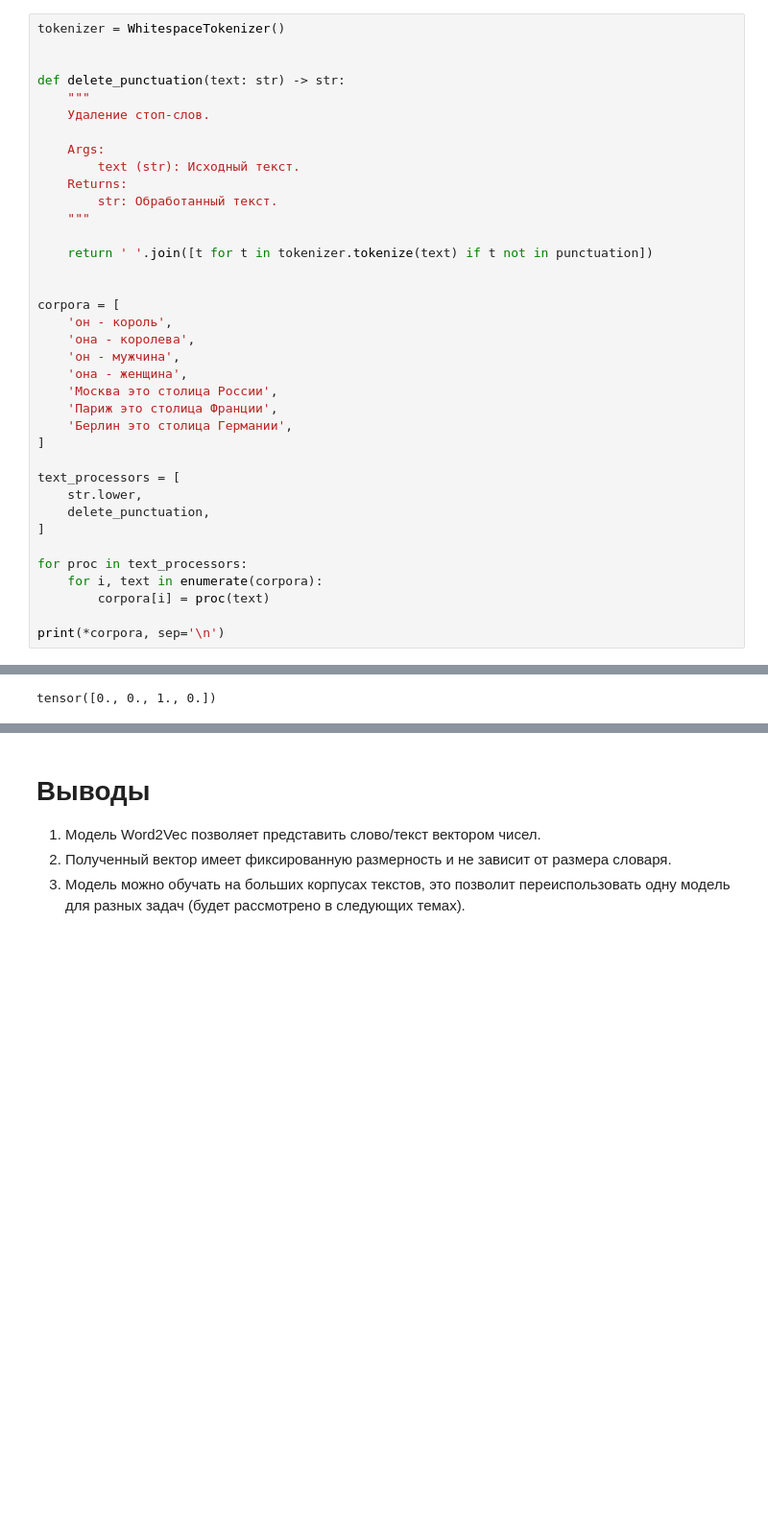
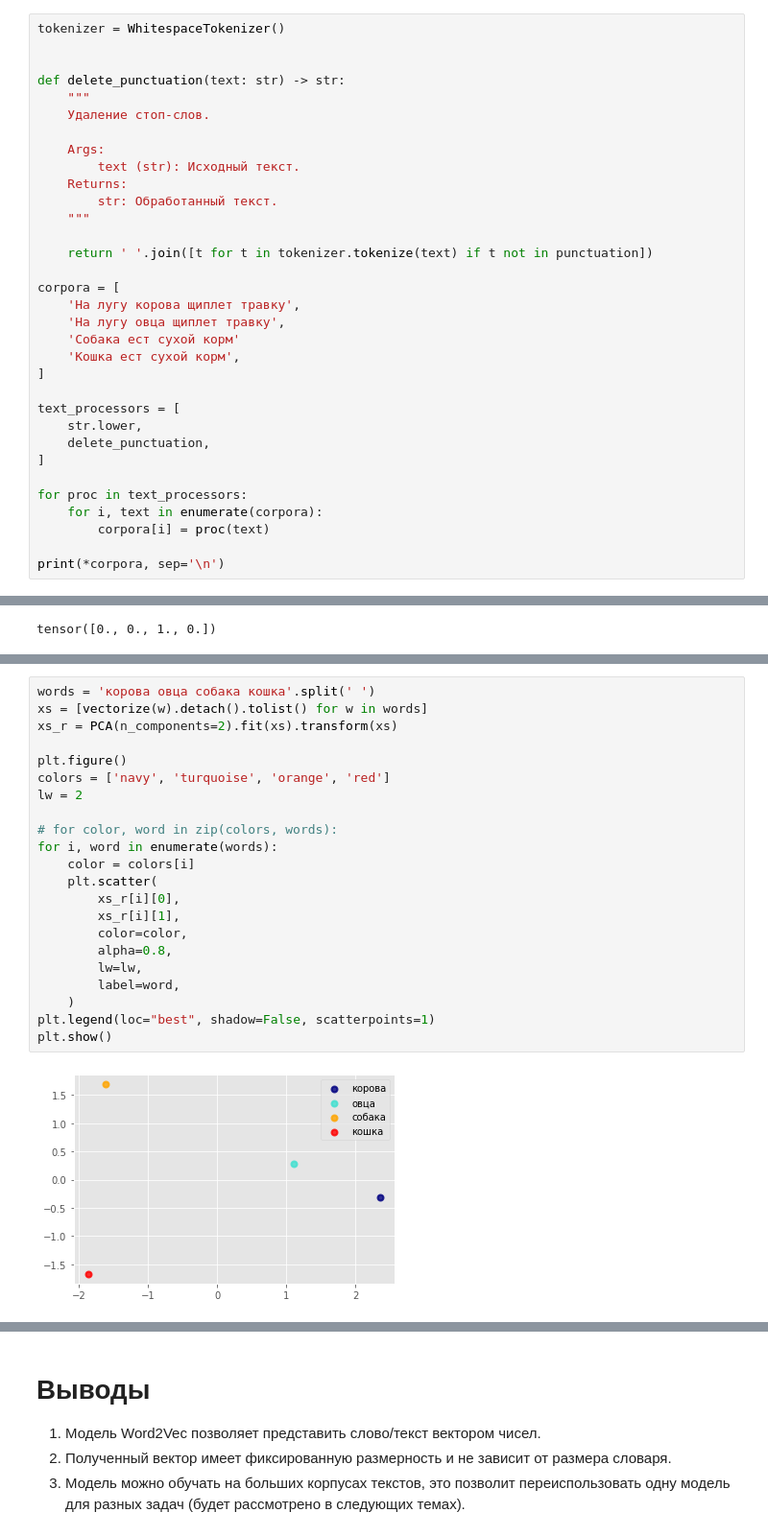
Before and after one commit to cnstntn-kndrtv/volgatech_course_nlp, a Jupyter notebook: nnet/2_4_2_word2vec.ipynb, the cells around one changed output, grey strips where cells are left out. Shown at 96% size. Saved outputs shown, nothing was run; the diff lists cells and outputs as text; blank space fills up the shorter version.

```diff
--- a/nnet/2_4_2_word2vec.ipynb
+++ b/nnet/2_4_2_word2vec.ipynb
@@ -65,15 +67,11 @@ def delete_punctuation(text: str) -> str:
 
     return ' '.join([t for t in tokenizer.tokenize(text) if t not in punctuation])
 
-
 corpora = [
-    'он - король',
-    'она - королева',
-    'он - мужчина',
-    'она - женщина',
-    'Москва это столица России',
-    'Париж это столица Франции',
-    'Берлин это столица Германии',
+    'На лугу корова щиплет травку',
+    'На лугу овца щиплет травку',
+    'Собака ест сухой корм'
+    'Кошка ест сухой корм',
 ]
 
 text_processors = [
@@ -299,2 +289,26 @@ Loss at epo 190: 2.112416204653288
+# %%
+words = 'корова овца собака кошка'.split(' ')
+xs = [vectorize(w).detach().tolist() for w in words]
+xs_r = PCA(n_components=2).fit(xs).transform(xs)
+
+plt.figure()
+colors = ['navy', 'turquoise', 'orange', 'red']
+lw = 2
+
+# for color, word in zip(colors, words):
+for i, word in enumerate(words):
+    color = colors[i]
+    plt.scatter(
+        xs_r[i][0],
+        xs_r[i][1],
+        color=color,
+        alpha=0.8,
+        lw=lw,
+        label=word,
+    )
+plt.legend(loc="best", shadow=False, scatterpoints=1)
+plt.show()
+# %% [output]
+[figure, added]
 # %%
 def similarity(v: torch.Tensor, u: torch.Tensor) -> torch.Tensor:
```
Also changed, not shown: parts of 16 cells of this notebook, 12 other files.
